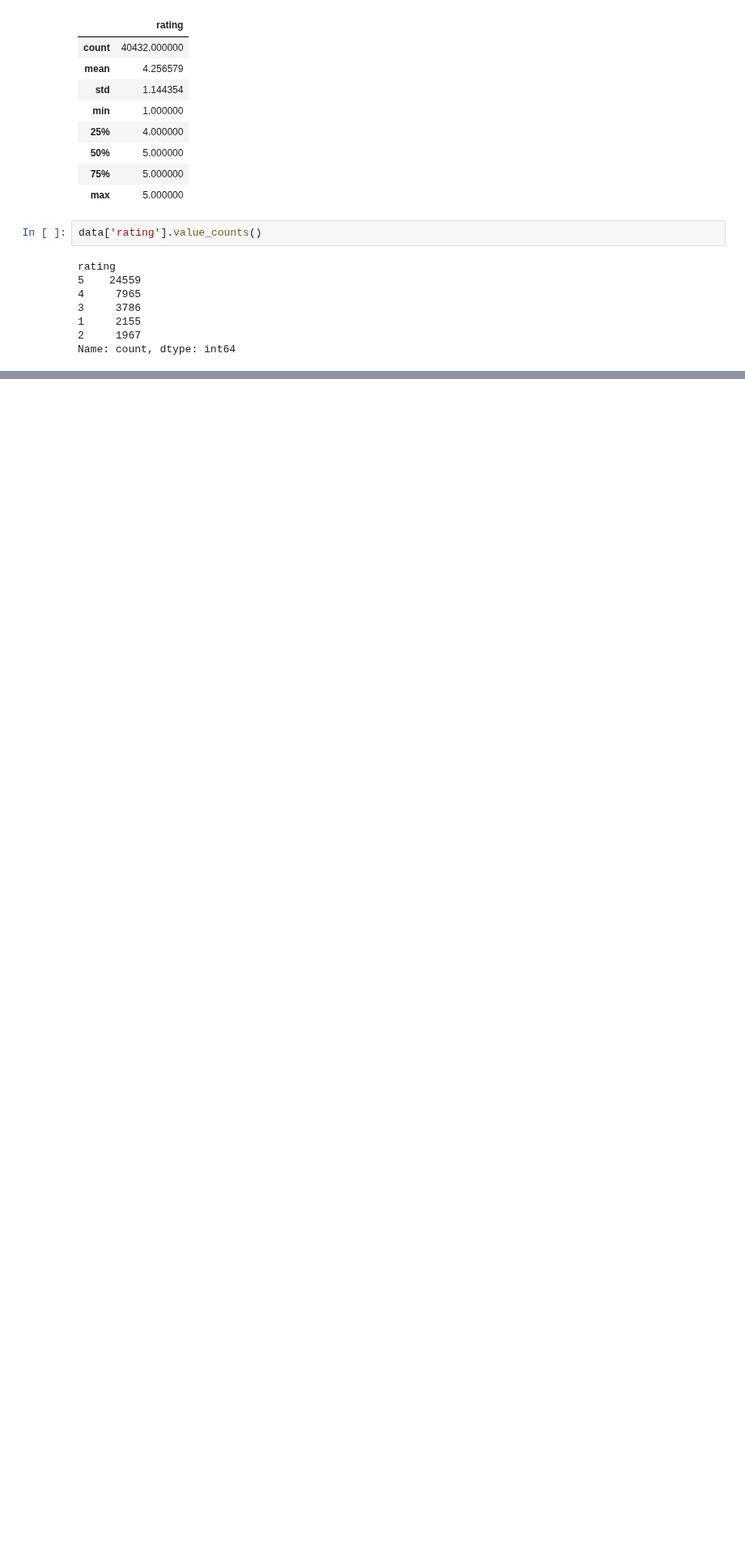
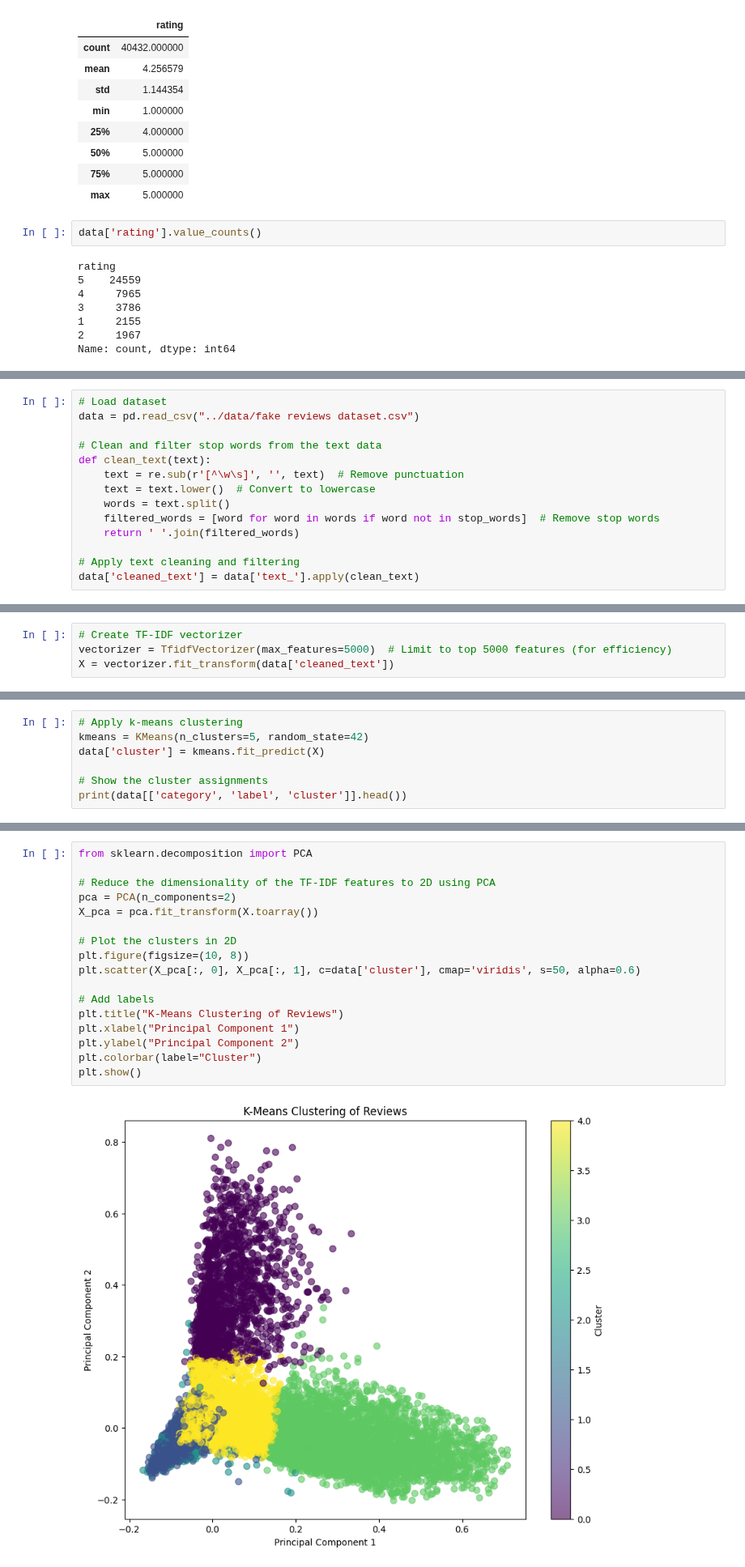
Before and after one commit to malfriduranna/02807_final_project, a Jupyter notebook: notebooks/jonina.ipynb, the cells around one changed output, grey strips where cells are left out. Shown at 81% size. Drawn from its saved outputs; the diff is of its cells as text; blank space fills up the shorter version.

```diff
--- a/notebooks/jonina.ipynb
+++ b/notebooks/jonina.ipynb
@@ -432,0 +59,14 @@ for category, words in common_words_by_category.items():
+# %%
+# Load dataset
+data = pd.read_csv("../data/fake reviews dataset.csv")
+
+# Clean and filter stop words from the text data
+def clean_text(text):
+    text = re.sub(r'[^\w\s]', '', text)  # Remove punctuation
+    text = text.lower()  # Convert to lowercase
+    words = text.split()
+    filtered_words = [word for word in words if word not in stop_words]  # Remove stop words
+    return ' '.join(filtered_words)
+
+# Apply text cleaning and filtering
+data['cleaned_text'] = data['text_'].apply(clean_text)
@@ -432,0 +75,4 @@ for category, words in common_words_by_category.items():
+# %%
+# Create TF-IDF vectorizer
+vectorizer = TfidfVectorizer(max_features=5000)  # Limit to top 5000 features (for efficiency)
+X = vectorizer.fit_transform(data['cleaned_text'])
@@ -432,0 +81,7 @@ for category, words in common_words_by_category.items():
+# %%
+# Apply k-means clustering
+kmeans = KMeans(n_clusters=5, random_state=42)
+data['cluster'] = kmeans.fit_predict(X)
+
+# Show the cluster assignments
+print(data[['category', 'label', 'cluster']].head())
@@ -432,0 +125,19 @@ for category, words in common_words_by_category.items():
+# %%
+from sklearn.decomposition import PCA
+
+# Reduce the dimensionality of the TF-IDF features to 2D using PCA
+pca = PCA(n_components=2)
+X_pca = pca.fit_transform(X.toarray())
+
+# Plot the clusters in 2D
+plt.figure(figsize=(10, 8))
+plt.scatter(X_pca[:, 0], X_pca[:, 1], c=data['cluster'], cmap='viridis', s=50, alpha=0.6)
+
+# Add labels
+plt.title("K-Means Clustering of Reviews")
+plt.xlabel("Principal Component 1")
+plt.ylabel("Principal Component 2")
+plt.colorbar(label="Cluster")
+plt.show()
+# %% [output]
+[figure, added]
```
Also changed, not shown: parts of 48 cells of this notebook, 2 other files.
